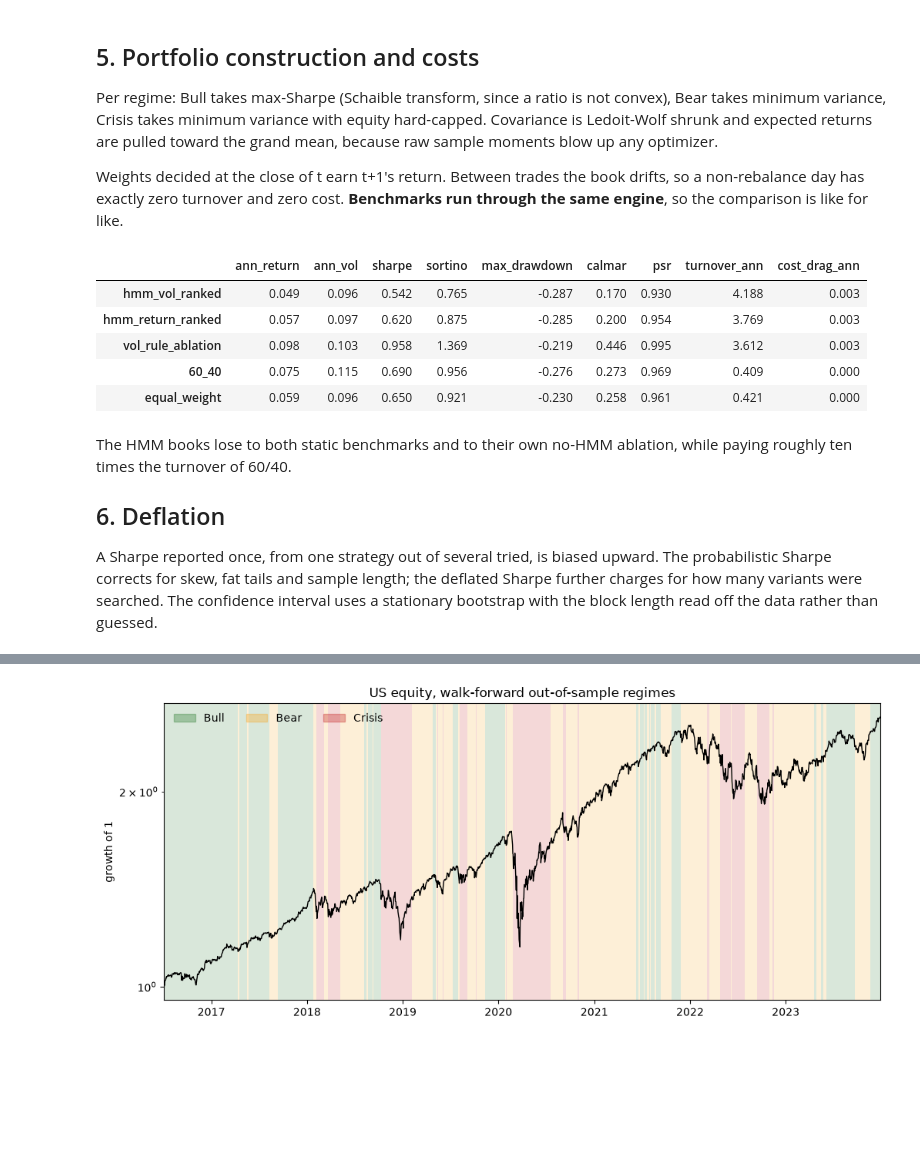
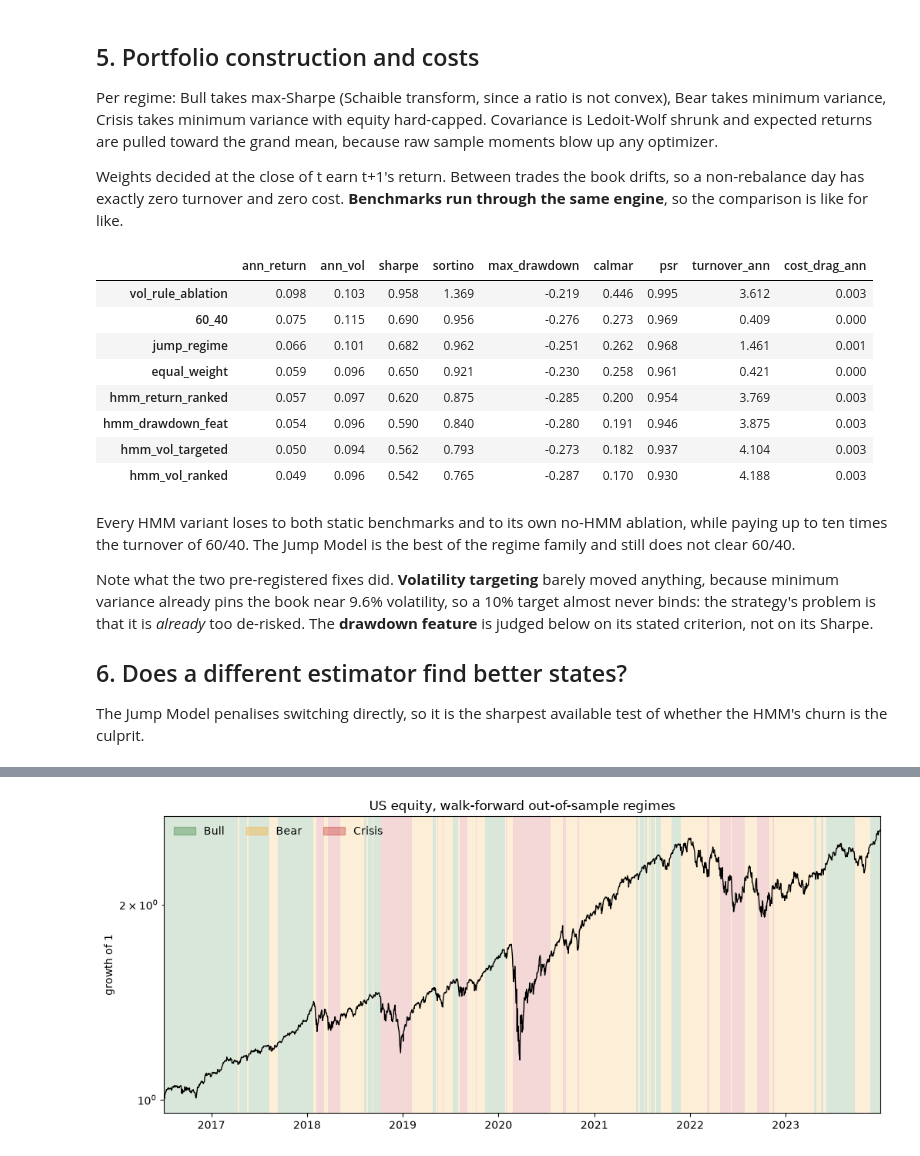
Before and after one commit to DogInfantry/Signals-Before-Storms, a Jupyter notebook: notebooks/driver.ipynb, the cells around one changed output, grey strips where cells are left out. Cells and saved outputs as stored; diff of their text form; code cells hidden in the pictures; blank space fills up the shorter version.

```diff
--- a/notebooks/driver.ipynb
+++ b/notebooks/driver.ipynb
@@ -154,27 +154,49 @@ engine**, so the comparison is like for like.
 # %%
 books = {
     "hmm_vol_ranked": run_backtest(regimes, master, cfg),
     "hmm_return_ranked": run_backtest(
         run_walk_forward(feats, cfg, rank_col="mom_21", rank_sign=-1.0).loc[oos], master, cfg),
+    "hmm_vol_targeted": run_backtest(regimes, master, cfg, target_vol=0.10),
+    "hmm_drawdown_feat": run_backtest(
+        run_walk_forward(build_features(master, cfg, drawdown=True), cfg).loc[oos], master, cfg),
     "vol_rule_ablation": run_backtest(vol_rule_regimes(master, cfg).loc[oos], master, cfg),
     "60_40": sixty_forty(master, oos, cfg),
     "equal_weight": equal_weight(master, oos, cfg),
 }
-pd.DataFrame({k: summary(v) for k, v in books.items()}).T.round(3)
+
+# Second engine (optional: uv sync --extra jump). A Statistical Jump Model penalises switching
+# directly, so it is the natural check on whether the HMM's churn is what breaks it.
+jump_labels = None
+try:
+    jump_labels = run_walk_forward(feats, cfg, engine="jump").loc[oos]
+    books["jump_regime"] = run_backtest(jump_labels, master, cfg)
+except ImportError as exc:
+    print("jump engine skipped:", exc)
+
+pd.DataFrame({k: summary(v) for k, v in books.items()}).T.round(3).sort_values(
+    "sharpe", ascending=False
+)
 # %% [output]
 |  | ann_return | ann_vol | sharpe | sortino | max_drawdown | calmar | psr | turnover_ann | cost_drag_ann |
-| hmm_vol_ranked | 0.049 | 0.096 | 0.542 | 0.765 | -0.287 | 0.170 | 0.930 | 4.188 | 0.003 |
-| hmm_return_ranked | 0.057 | 0.097 | 0.620 | 0.875 | -0.285 | 0.200 | 0.954 | 3.769 | 0.003 |
 | vol_rule_ablation | 0.098 | 0.103 | 0.958 | 1.369 | -0.219 | 0.446 | 0.995 | 3.612 | 0.003 |
 | 60_40 | 0.075 | 0.115 | 0.690 | 0.956 | -0.276 | 0.273 | 0.969 | 0.409 | 0.000 |
+| jump_regime | 0.066 | 0.101 | 0.682 | 0.962 | -0.251 | 0.262 | 0.968 | 1.461 | 0.001 |
 | equal_weight | 0.059 | 0.096 | 0.650 | 0.921 | -0.230 | 0.258 | 0.961 | 0.421 | 0.000 |
+| hmm_return_ranked | 0.057 | 0.097 | 0.620 | 0.875 | -0.285 | 0.200 | 0.954 | 3.769 | 0.003 |
+| hmm_drawdown_feat | 0.054 | 0.096 | 0.590 | 0.840 | -0.280 | 0.191 | 0.946 | 3.875 | 0.003 |
+| hmm_vol_targeted | 0.050 | 0.094 | 0.562 | 0.793 | -0.273 | 0.182 | 0.937 | 4.104 | 0.003 |
+| hmm_vol_ranked | 0.049 | 0.096 | 0.542 | 0.765 | -0.287 | 0.170 | 0.930 | 4.188 | 0.003 |
 # %% [markdown]
-The HMM books lose to both static benchmarks and to their own no-HMM ablation, while paying
-roughly ten times the turnover of 60/40.
+Every HMM variant loses to both static benchmarks and to its own no-HMM ablation, while paying up
+to ten times the turnover of 60/40. The Jump Model is the best of the regime family and still does
+not clear 60/40.
 
-## 6. Deflation
+Note what the two pre-registered fixes did. **Volatility targeting** barely moved anything, because
+minimum variance already pins the book near 9.6% volatility, so a 10% target almost never binds:
+the strategy's problem is that it is *already* too de-risked. The **drawdown feature** is judged
+below on its stated criterion, not on its Sharpe.
 
-A Sharpe reported once, from one strategy out of several tried, is biased upward. The
-probabilistic Sharpe corrects for skew, fat tails and sample length; the deflated Sharpe further
-charges for how many variants were searched. The confidence interval uses a stationary bootstrap
-with the block length read off the data rather than guessed.
+## 6. Does a different estimator find better states?
+
+The Jump Model penalises switching directly, so it is the sharpest available test of whether the
+HMM's churn is the culprit.
```
Also changed, not shown: parts of 6 cells of this notebook, 3 other files.
